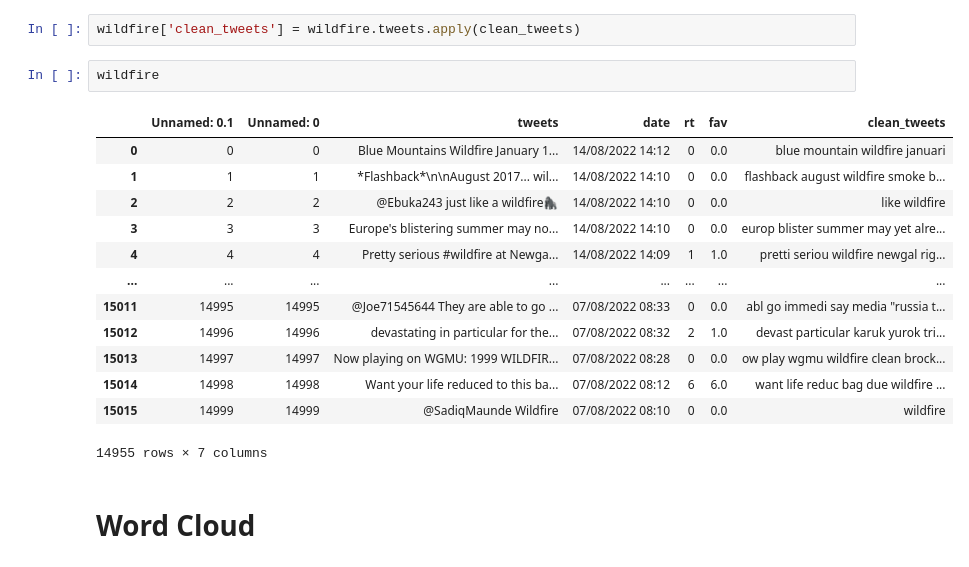
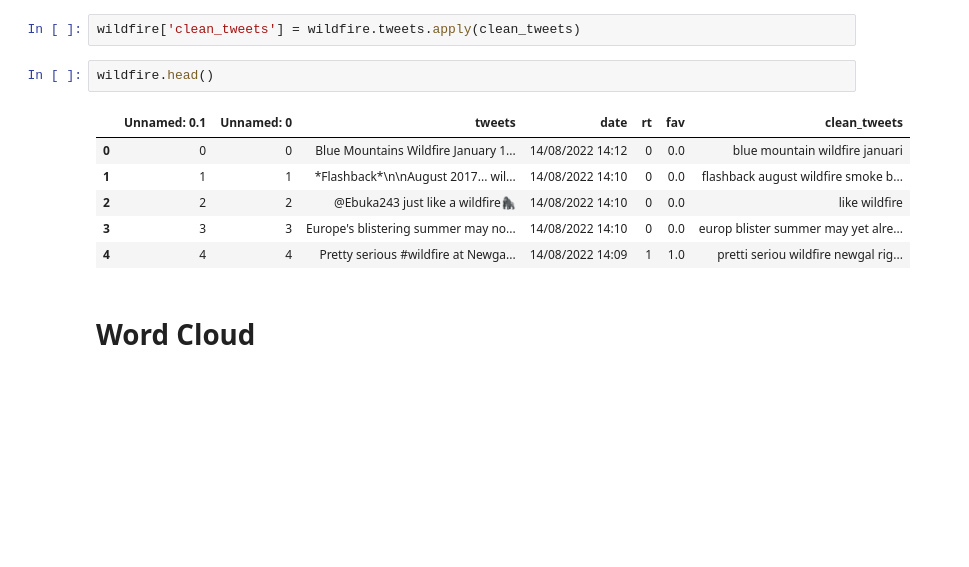
Before and after one commit to baylans/Oscar_sentimentanalysis, a Jupyter notebook: Sentiment Analysis.ipynb, the cells around one changed output. Saved outputs shown, nothing was run; the diff lists cells and outputs as text; blank space fills up the shorter version.

```diff
--- a/Sentiment Analysis.ipynb
+++ b/Sentiment Analysis.ipynb
@@ -147,21 +158,14 @@ def clean_tweets(tweet, bigrams=False):
 # %%
 wildfire['clean_tweets'] = wildfire.tweets.apply(clean_tweets)
 # %%
-wildfire
+wildfire.head()
 # %% [output]
 |  | Unnamed: 0.1 | Unnamed: 0 | tweets | date | rt | fav | clean_tweets |
 | 0 | 0 | 0 | Blue Mountains Wildfire January 1... | 14/08/2022 14:12 | 0 | 0.0 | blue mountain wildfire januari |
 | 1 | 1 | 1 | *Flashback*\n\nAugust 2017... wil... | 14/08/2022 14:10 | 0 | 0.0 | flashback august wildfire smoke b... |
 | 2 | 2 | 2 | @Ebuka243 just like a wildfire🦍 | 14/08/2022 14:10 | 0 | 0.0 | like wildfire |
 | 3 | 3 | 3 | Europe's blistering summer may no... | 14/08/2022 14:10 | 0 | 0.0 | europ blister summer may yet alre... |
 | 4 | 4 | 4 | Pretty serious #wildfire at Newga... | 14/08/2022 14:09 | 1 | 1.0 | pretti seriou wildfire newgal rig... |
-| ... | ... | ... | ... | ... | ... | ... | ... |
-| 15011 | 14995 | 14995 | @Joe71545644 They are able to go ... | 07/08/2022 08:33 | 0 | 0.0 | abl go immedi say media "russia t... |
-| 15012 | 14996 | 14996 | devastating in particular for the... | 07/08/2022 08:32 | 2 | 1.0 | devast particular karuk yurok tri... |
-| 15013 | 14997 | 14997 | Now playing on WGMU: 1999 WILDFIR... | 07/08/2022 08:28 | 0 | 0.0 | ow play wgmu wildfire clean brock... |
-| 15014 | 14998 | 14998 | Want your life reduced to this ba... | 07/08/2022 08:12 | 6 | 6.0 | want life reduc bag due wildfire ... |
-| 15015 | 14999 | 14999 | @SadiqMaunde Wildfire | 07/08/2022 08:10 | 0 | 0.0 | wildfire |
-14955 rows × 7 columns
 # %% [markdown]
 # Word Cloud
 # %%
```
Also changed, not shown: parts of 16 cells of this notebook.
